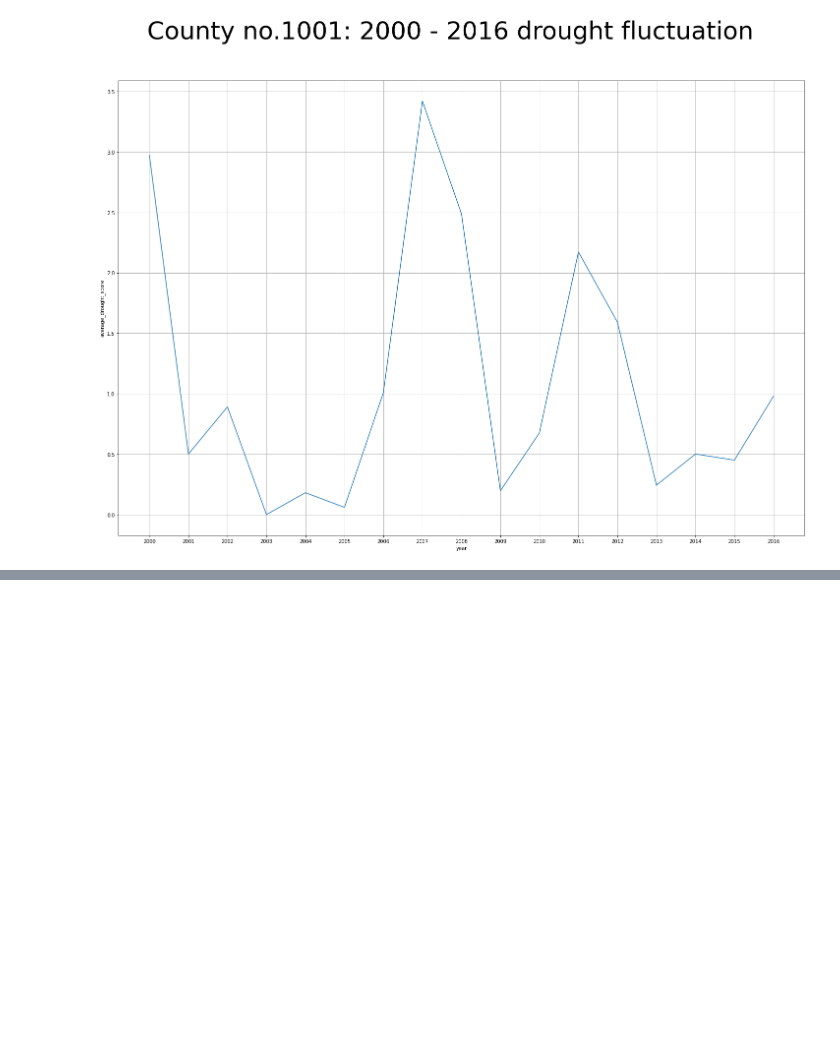
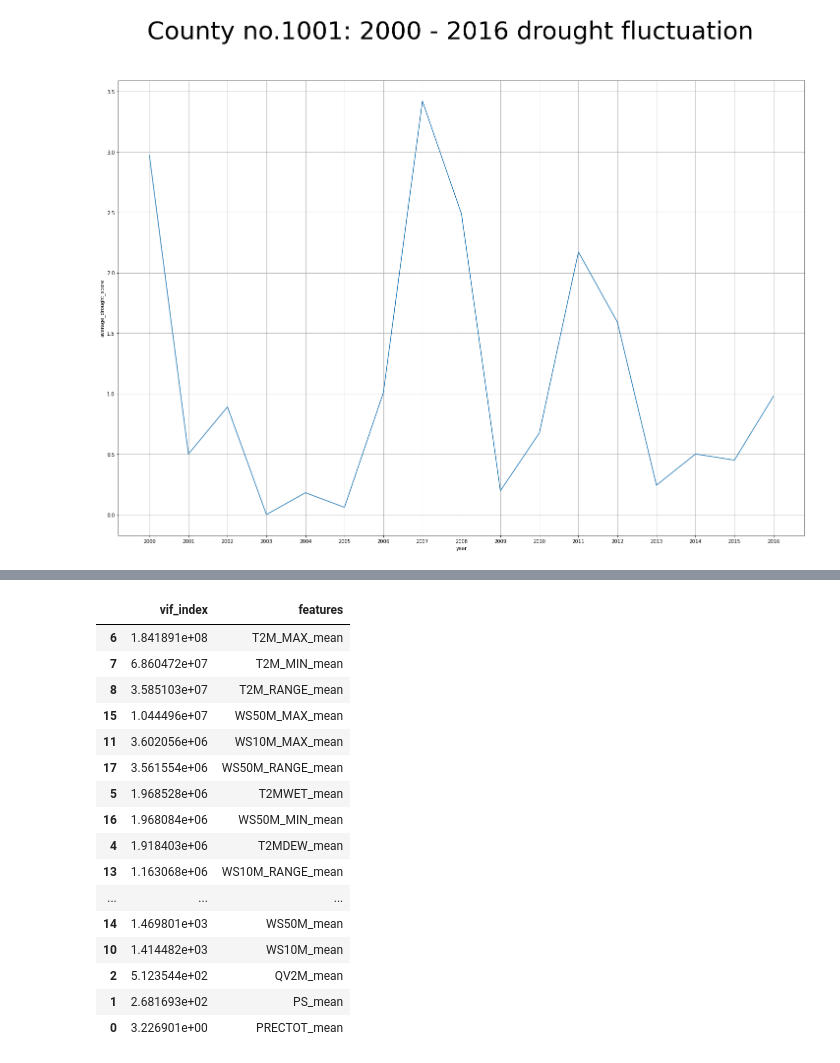
Before and after one commit to realGhostFoxx/droughts_modelling, a Jupyter notebook: notebooks/Hugh_data_exploration.ipynb, the cells around one changed output, grey strips where cells are left out. Cells and saved outputs as stored; diff of their text form; code cells hidden in the pictures; blank space fills up the shorter version.

```diff
--- a/notebooks/Data exploration.ipynb
+++ b/notebooks/Hugh_data_exploration.ipynb
@@ -8,5 +29,4 @@ path = '/Users/hughlupson/code/realGhostFoxx/droughts_modelling/droughts_modelli
 # %%
-data_train = pd.read_csv(os.path.join(path+'train_timeseries.csv'))
-data_validation = pd.read_csv(os.path.join(path+'validation_timeseries.csv'))
-data_test = pd.read_csv(os.path.join(path+'test_timeseries.csv'))
+standard_train_data = pd.read_csv(os.path.join(path+'train_timeseries.csv'))
+aggregated_train_data = DataFunctions().light_weekly_aggregate()
 # %%
@@ -204,0 +136,29 @@ See the caveats in the documentation: https://pandas.pydata.org/pandas-docs/stab
+# %%
+sample = aggregated_train_data[0:2000]
+# %%
+features = sample.drop(columns=['fips_','year_','week_num_','score_max']).columns
+
+from statsmodels.stats.outliers_influence import variance_inflation_factor as vif
+x = sample[features]
+df = pd.DataFrame()
+df["vif_index"] = [vif(x.values, i) for i in range(x.shape[1])]
+df["features"] = x.columns
+df.sort_values('vif_index',ascending=False)
+# %% [output]
+|  | vif_index | features |
+| 6 | 1.841891e+08 | T2M_MAX_mean |
+| 7 | 6.860472e+07 | T2M_MIN_mean |
+| 8 | 3.585103e+07 | T2M_RANGE_mean |
+| 15 | 1.044496e+07 | WS50M_MAX_mean |
+| 11 | 3.602056e+06 | WS10M_MAX_mean |
+| 17 | 3.561554e+06 | WS50M_RANGE_mean |
+| 5 | 1.968528e+06 | T2MWET_mean |
+| 16 | 1.968084e+06 | WS50M_MIN_mean |
+| 4 | 1.918403e+06 | T2MDEW_mean |
+| 13 | 1.163068e+06 | WS10M_RANGE_mean |
+| ... | ... | ... |
+| 14 | 1.469801e+03 | WS50M_mean |
+| 10 | 1.414482e+03 | WS10M_mean |
+| 2 | 5.123544e+02 | QV2M_mean |
+| 1 | 2.681693e+02 | PS_mean |
+| 0 | 3.226901e+00 | PRECTOT_mean |
```
Also changed, not shown: parts of 15 cells of this notebook, 3 other files.
